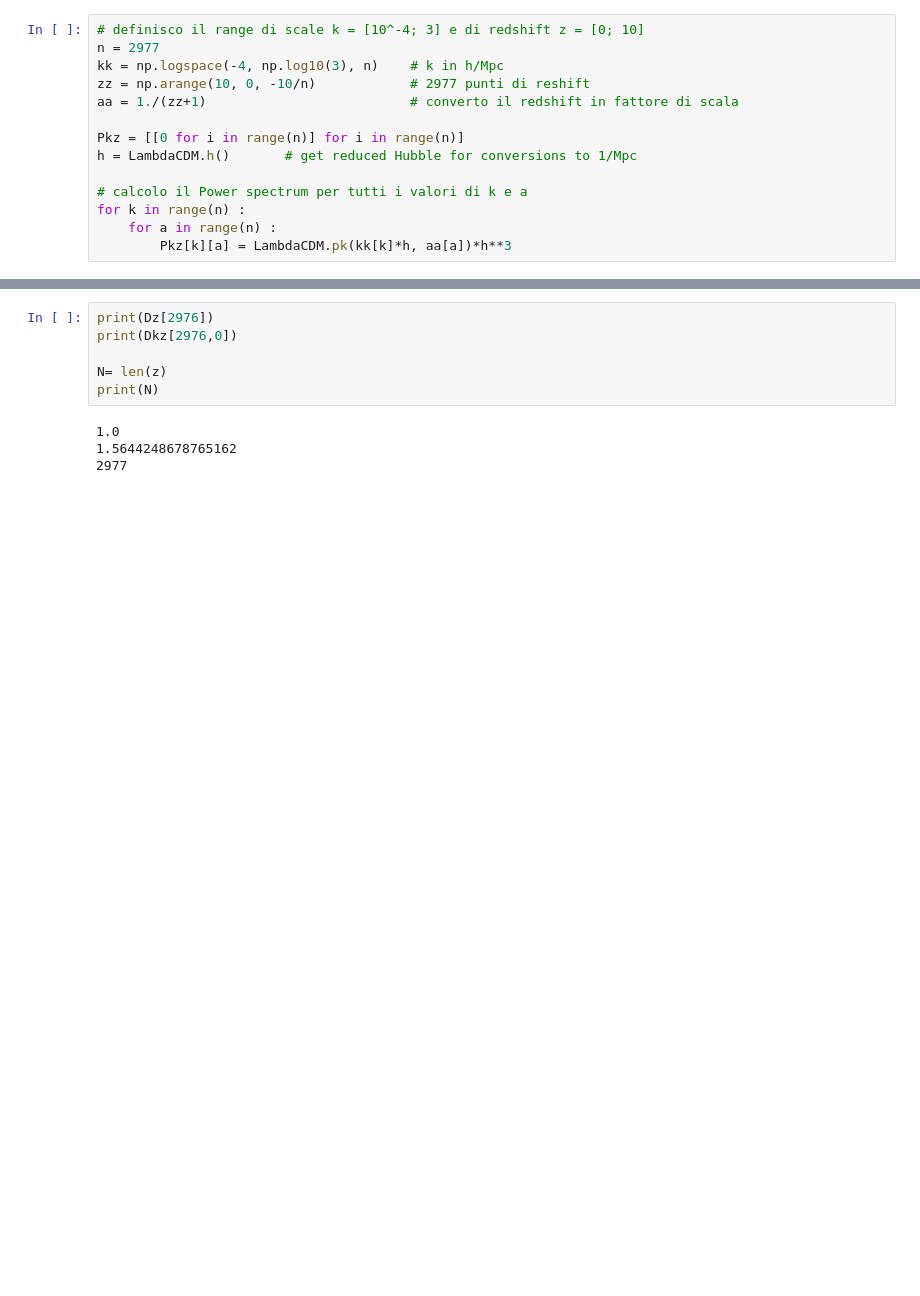
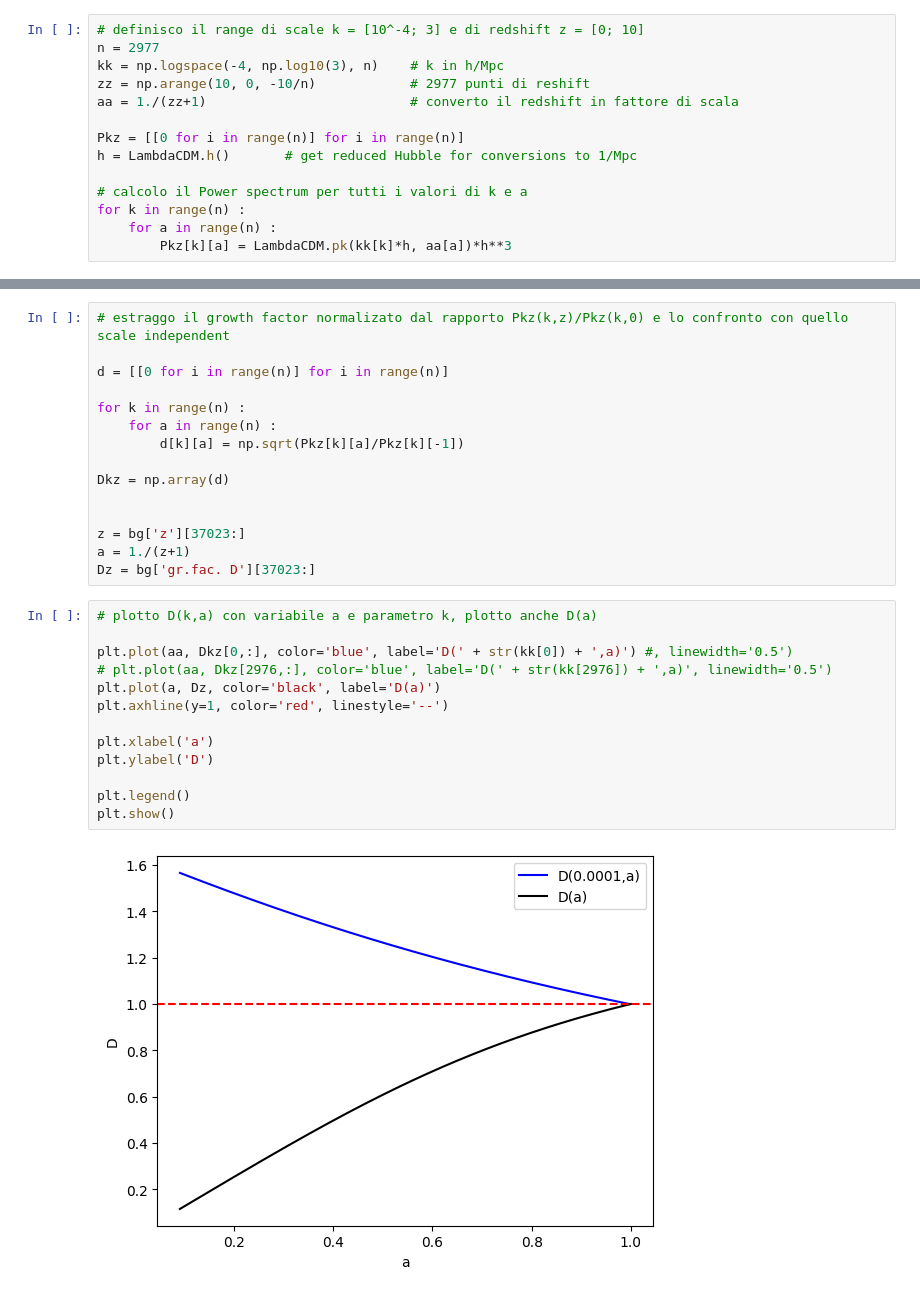
Before and after one commit to ste-cartu/Bachelor-Thesis, a Jupyter notebook: growth.ipynb, the cells around one changed output, grey strips where cells are left out. Saved outputs shown, nothing was run; the diff lists cells and outputs as text; blank space fills up the shorter version.

```diff
--- a/growth.ipynb
+++ b/growth.ipynb
@@ -247,10 +247,30 @@ plt.show()
-# %%
-print(Dz[2976])
-print(Dkz[2976,0])
-
-N= len(z)
-print(N)
-# %% [output]
-1.0
-1.5644248678765162
-2977
+# %%
+# estraggo il growth factor normalizato dal rapporto Pkz(k,z)/Pkz(k,0) e lo confronto con quello scale independent
+
+d = [[0 for i in range(n)] for i in range(n)]
+
+for k in range(n) :
+    for a in range(n) :
+        d[k][a] = np.sqrt(Pkz[k][a]/Pkz[k][-1])
+
+Dkz = np.array(d)
+
+
+z = bg['z'][37023:]
+a = 1./(z+1)
+Dz = bg['gr.fac. D'][37023:]
+# %%
+# plotto D(k,a) con variabile a e parametro k, plotto anche D(a)
+
+plt.plot(aa, Dkz[0,:], color='blue', label='D(' + str(kk[0]) + ',a)') #, linewidth='0.5')
+# plt.plot(aa, Dkz[2976,:], color='blue', label='D(' + str(kk[2976]) + ',a)', linewidth='0.5')
+plt.plot(a, Dz, color='black', label='D(a)')
+plt.axhline(y=1, color='red', linestyle='--')
+
+plt.xlabel('a')
+plt.ylabel('D')
+
+plt.legend()
+plt.show()
+# %% [output]
+[figure, added]
```
Also changed, not shown: parts of 4 cells of this notebook, 1 other file.
